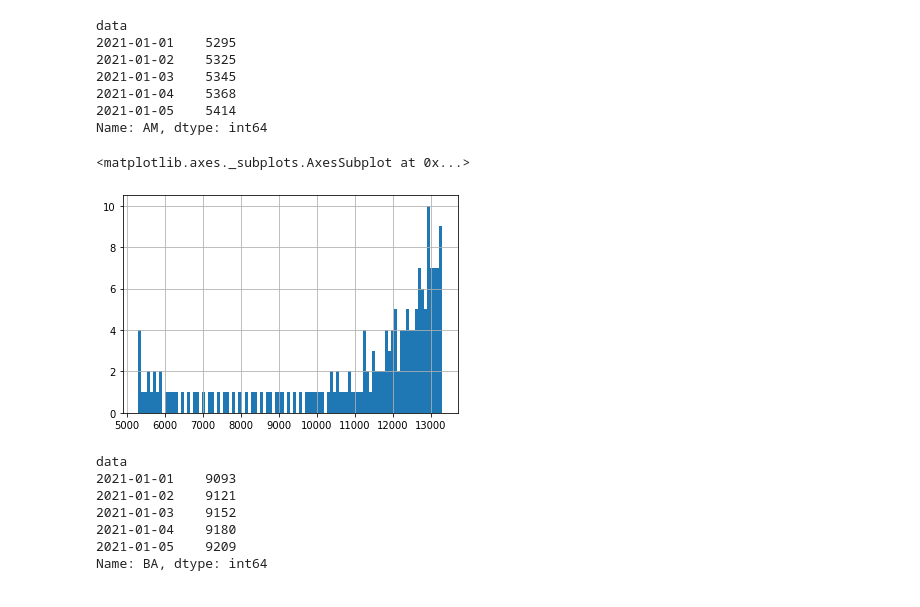
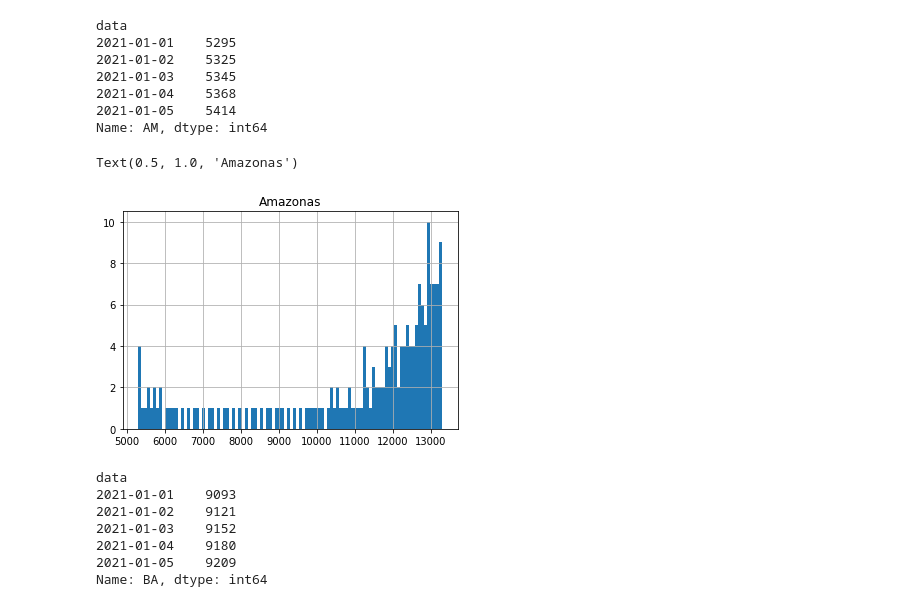
Before and after one commit to Rodrigo-IAuninove/Projetos-Uninove-IA, a Jupyter notebook: Dados_covid_setembro_2021.ipynb, the cells around one changed output. Cells and saved outputs as stored; diff of their text form; code cells hidden in the pictures.

```diff
--- a/Dados_covid_setembro_2021.ipynb
+++ b/Dados_covid_setembro_2021.ipynb
@@ -85,11 +89,16 @@ data
 2021-01-04    5368
 2021-01-05    5414
 Name: AM, dtype: int64
-# %%
-Amazonas.hist(bins=100)
-# %% [output]
-<matplotlib.axes._subplots.AxesSubplot at 0x...>
-[figure, removed]
+# %%
+Amazonas.hist(bins=100)
+plt.title('Amazonas')
+#plt.xlabel('Mortes')
+#plt.ylabel('Meses')
+#plt.legend()
+#plt.xlim()
+# %% [output]
+Text(0.5, 1.0, 'Amazonas')
+[figure, added]
 # %%
 Bahia = dfcolunas['BA']
 # %%
```
Also changed, not shown: parts of 33 cells of this notebook.
